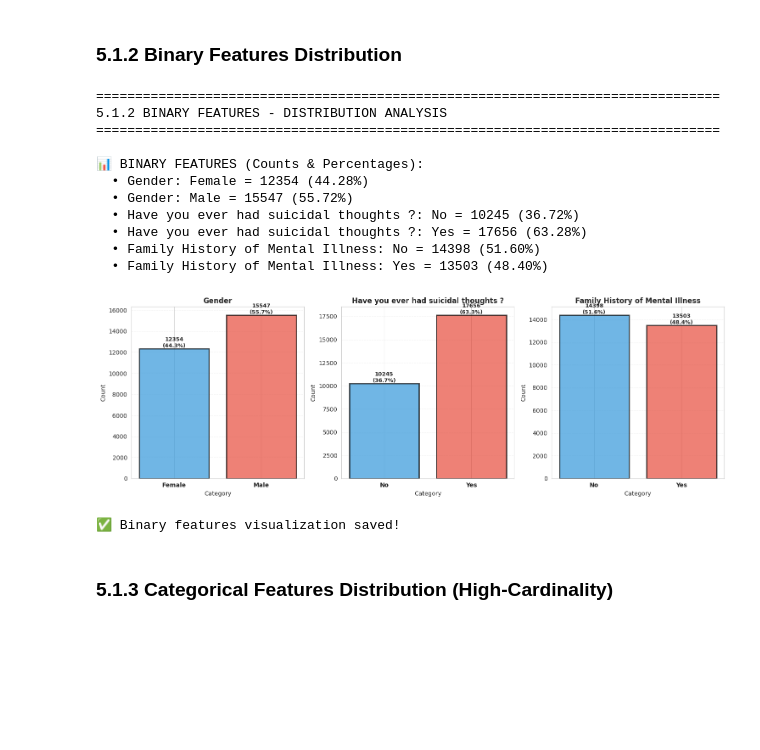
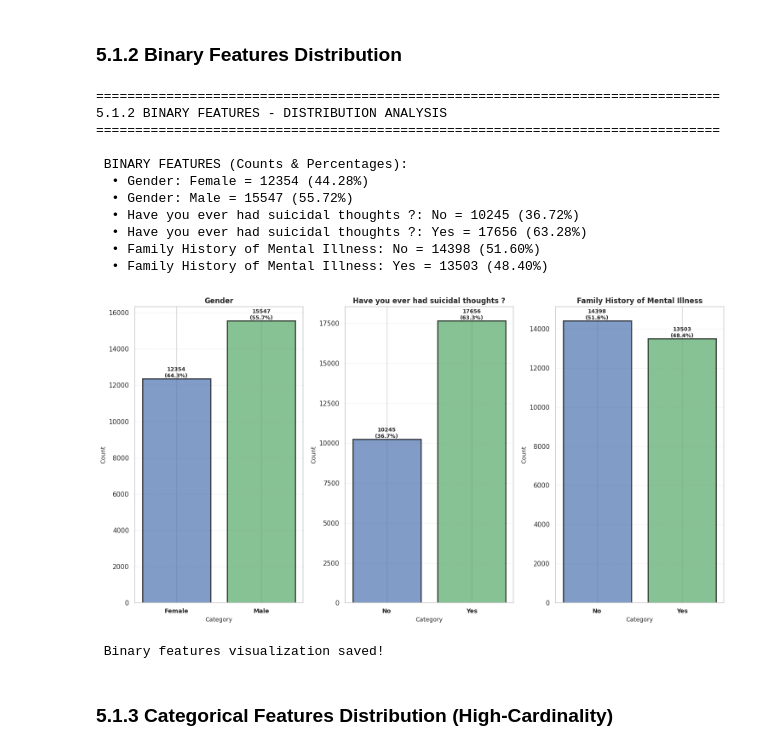
Before and after one commit to XyronTeam/ml-project, a Jupyter notebook: src/dataset_a/notebook_a.ipynb, the cells around one changed output. Saved outputs shown, nothing was run; the diff lists cells and outputs as text; code cells hidden in the pictures; blank space fills up the shorter version.

```diff
--- a/src/dataset_a/notebook_a.ipynb
+++ b/src/dataset_a/notebook_a.ipynb
@@ -824,0 +743,37 @@ ValueError: invalid literal for int() with base 10: '5-6 hours'
+# %%
+
+# Setup aesthetics
+sns.set_theme(style="whitegrid")
+continuous_features = ['Age', 'CGPA', 'Work/Study Hours']
+colors = ['#2c3e50', '#27ae60', '#2980b9']
+
+fig, axes = plt.subplots(1, 3, figsize=(20, 6))
+plt.suptitle("DISTRIBUTION OF CONTINUOUS FEATURES", fontsize=20, fontweight='bold', y=1.05)
+
+for i, feature in enumerate(continuous_features):
+    data = df_clean[feature].dropna()
+
+    # Create Histogram with KDE
+    sns.histplot(data, kde=True, ax=axes[i], color=colors[i], bins=25, alpha=0.6, line_kws={'linewidth': 3})
+
+    # Add Mean and Median Lines
+    mean_val = data.mean()
+    median_val = data.median()
+    axes[i].axvline(mean_val, color='red', linestyle='--', label=f'Mean: {mean_val:.2f}')
+    axes[i].axvline(median_val, color='orange', linestyle='-', label=f'Median: {median_val:.2f}')
+
+    # Styling
+    axes[i].set_title(f'Distribution of {feature}', fontsize=14, fontweight='bold', pad=15)
+    axes[i].set_xlabel(feature, fontsize=12)
+    axes[i].set_ylabel('Frequency', fontsize=12)
+    axes[i].legend(fontsize=10)
+
+    # Stats Annotation Box
+    stats_text = f"Std: {data.std():.2f}\nRange: {data.min():.0f}-{data.max():.0f}"
+    axes[i].text(0.95, 0.70, stats_text, transform=axes[i].transAxes, fontsize=10,
+                 verticalalignment='top', horizontalalignment='right',
+                 bbox=dict(boxstyle='round', facecolor='white', alpha=0.5))
+
+sns.despine()
+plt.tight_layout()
+plt.show()
@@ -836,10 +877,10 @@ binary_labels = {
     'Family History of Mental Illness': {0: 'No', 1: 'Yes'}
 }
 
-fig, axes = plt.subplots(1, 3, figsize=(15, 5))
-binary_colors = ['#3498db', '#e74c3c']
+fig, axes = plt.subplots(1, 3, figsize=(15, 8))
+binary_colors = ['#4C72B0', '#55A868']
 
-print("\n📊 BINARY FEATURES (Counts & Percentages):")
+print("\n BINARY FEATURES (Counts & Percentages):")
 for idx, feature in enumerate(binary_features):
     ax = axes[idx]
     data = df_clean[feature].value_counts().sort_index()
@@ -857,37 +898,37 @@ for idx, feature in enumerate(binary_features):
 
     # Add labels with counts and percentages
     for bar in bars:
         height = bar.get_height()
         pct = (height / len(df_clean)) * 100
         ax.text(bar.get_x() + bar.get_width()/2., height,
                 f'{int(height)}\n({pct:.1f}%)', ha='center', va='bottom',
                 fontsize=9, fontweight='bold')
 
     # Print stats
     for val, count in data.items():
         label = labels_map[int(val)]
         pct = (count / len(df_clean)) * 100
         print(f"  • {feature}: {label} = {count} ({pct:.2f}%)")
 
 plt.tight_layout()
 plt.savefig('eda_5_1_2_binary.png', dpi=300, bbox_inches='tight')
 plt.show()
 
-print("\n✅ Binary features visualization saved!")
+print("\n Binary features visualization saved!")
 # %% [output]
 ================================================================================
 5.1.2 BINARY FEATURES - DISTRIBUTION ANALYSIS
 ================================================================================
 
-📊 BINARY FEATURES (Counts & Percentages):
+ BINARY FEATURES (Counts & Percentages):
   • Gender: Female = 12354 (44.28%)
   • Gender: Male = 15547 (55.72%)
   • Have you ever had suicidal thoughts ?: No = 10245 (36.72%)
   • Have you ever had suicidal thoughts ?: Yes = 17656 (63.28%)
   • Family History of Mental Illness: No = 14398 (51.60%)
   • Family History of Mental Illness: Yes = 13503 (48.40%)
-[figure, old version]
+[figure, new version]
-✅ Binary features visualization saved!
+ Binary features visualization saved!
 # %% [markdown]
 ### 5.1.3 Categorical Features Distribution (High-Cardinality)
 # %%
```
Also changed, not shown: parts of 9 cells of this notebook.
